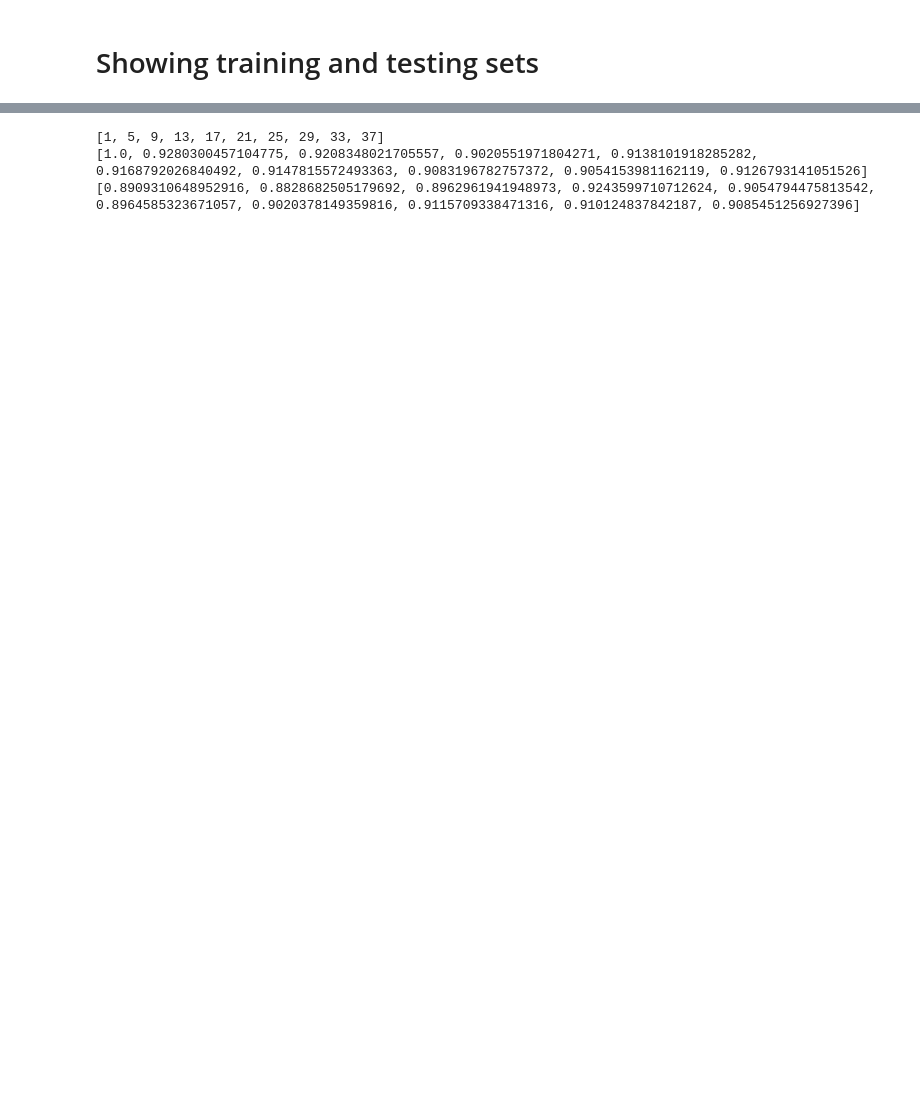
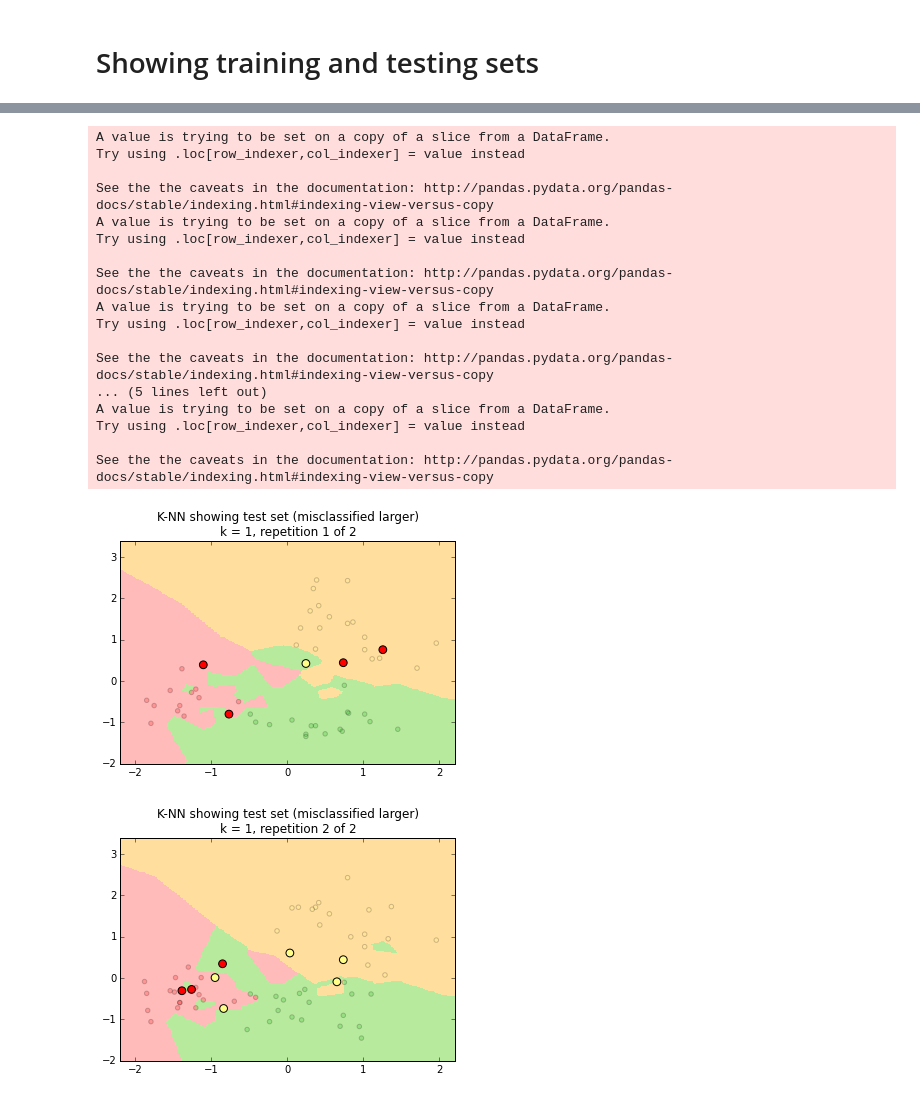
Before and after one commit to Prooffreader/intro_machine_learning, a Jupyter notebook: 04_Classification_kNN.ipynb, the cells around one changed output, grey strips where cells are left out. Saved outputs shown, nothing was run; the diff lists cells and outputs as text; code cells hidden in the pictures; blank space fills up the shorter version.

```diff
--- a/04_Classification_kNN.ipynb
+++ b/04_Classification_kNN.ipynb
@@ -294,8 +194,24 @@ plt.plot(eval_x, y_test, 'r-')
-# %%
-print(eval_x)
-print(y_train)
-print(y_test)
-# %% [output]
-[1, 5, 9, 13, 17, 21, 25, 29, 33, 37]
-[1.0, 0.9280300457104775, 0.9208348021705557, 0.9020551971804271, 0.9138101918285282, 0.9168792026840492, 0.9147815572493363, 0.9083196782757372, 0.9054153981162119, 0.9126793141051526]
-[0.8909310648952916, 0.8828682505179692, 0.8962961941948973, 0.9243599710712624, 0.9054794475813542, 0.8964585323671057, 0.9020378149359816, 0.9115709338471316, 0.910124837842187, 0.9085451256927396]
+# %%
+kNN_test(k=1, reps=2, plot=True)
+kNN_test(k=9, reps=2, plot=True)
+kNN_test(k=99, reps=2, plot=True)
+# %% [output]
+A value is trying to be set on a copy of a slice from a DataFrame.
+Try using .loc[row_indexer,col_indexer] = value instead
+
+See the the caveats in the documentation: http://pandas.pydata.org/pandas-docs/stable/indexing.html#indexing-view-versus-copy
+A value is trying to be set on a copy of a slice from a DataFrame.
+Try using .loc[row_indexer,col_indexer] = value instead
+
+See the the caveats in the documentation: http://pandas.pydata.org/pandas-docs/stable/indexing.html#indexing-view-versus-copy
+A value is trying to be set on a copy of a slice from a DataFrame.
+Try using .loc[row_indexer,col_indexer] = value instead
+
+See the the caveats in the documentation: http://pandas.pydata.org/pandas-docs/stable/indexing.html#indexing-view-versus-copy
+... (5 lines left out)
+A value is trying to be set on a copy of a slice from a DataFrame.
+Try using .loc[row_indexer,col_indexer] = value instead
+
+See the the caveats in the documentation: http://pandas.pydata.org/pandas-docs/stable/indexing.html#indexing-view-versus-copy
+[figure, added]
+[figure, added]
```
Also changed, not shown: parts of 10 cells of this notebook, 12 other files.
